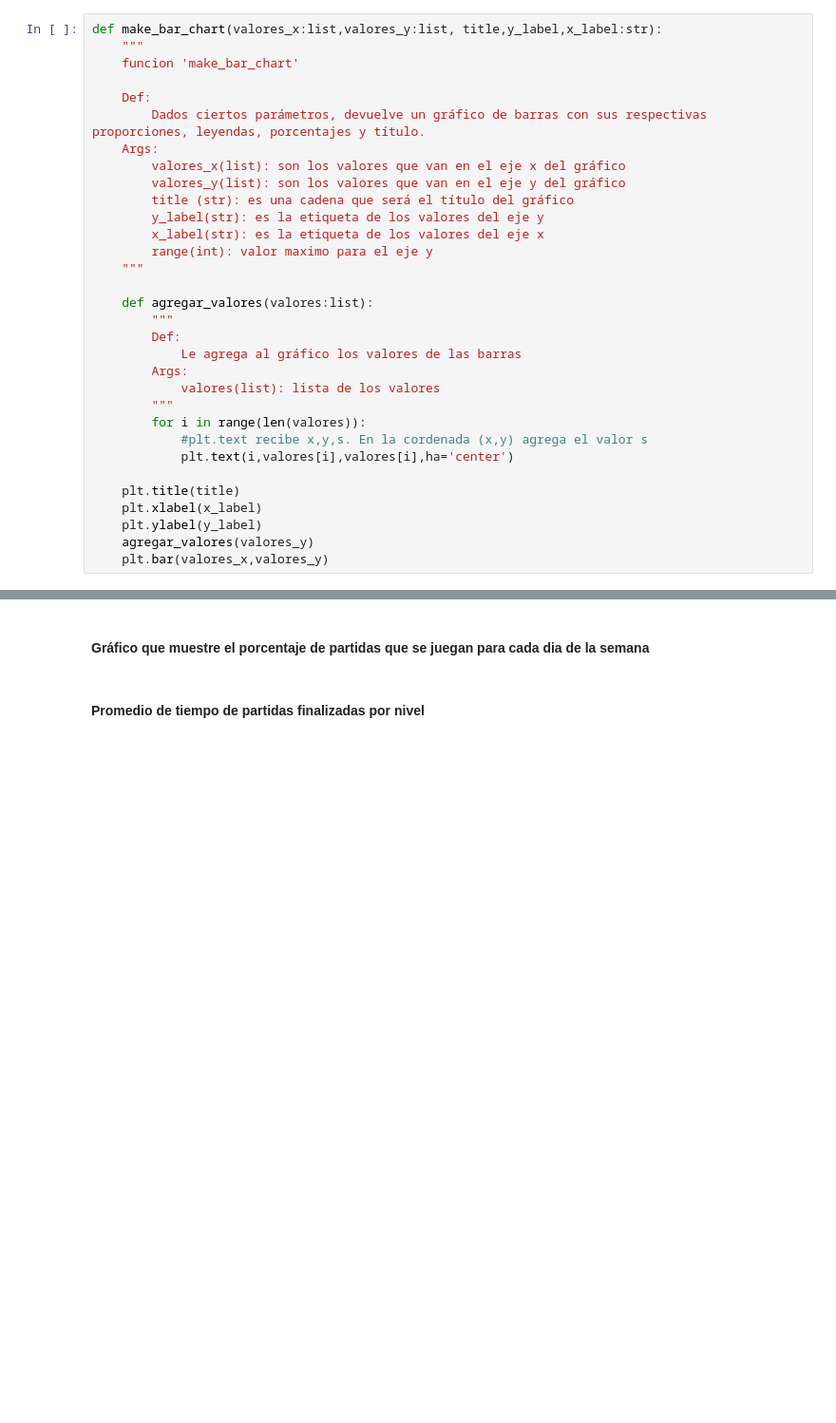
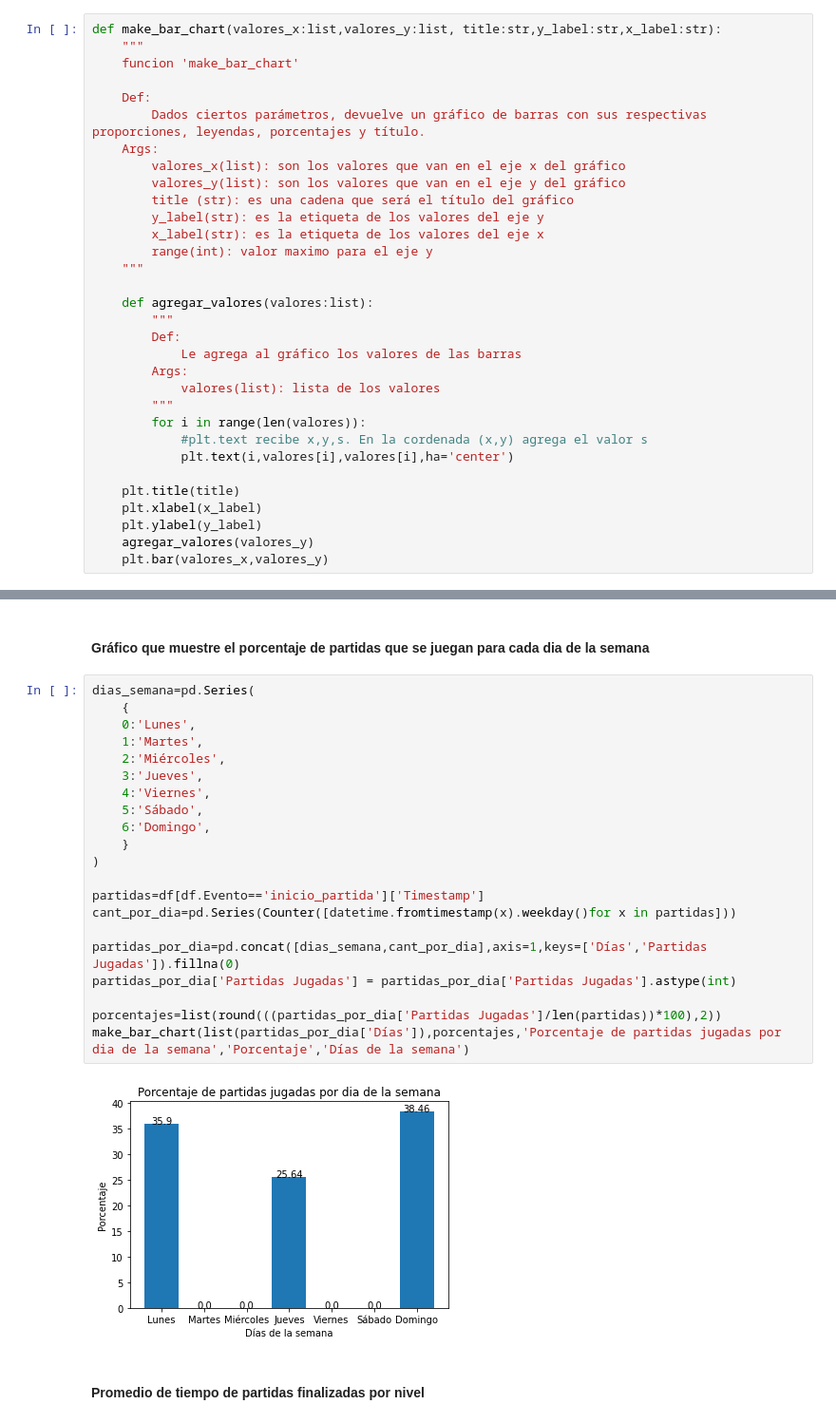
Before and after one commit to fvenegasn/FiguRace, a Jupyter notebook: data/jupyter/data_processing.ipynb, the cells around one changed output, grey strips where cells are left out. Shown at 95% size. Cells and saved outputs as stored; diff of their text form; blank space fills up the shorter version.

Commit message:
Agrego -Porcentaje de partidas que se juegan para cada día de la semana-

```diff
--- a/data/jupyter/data_processing.ipynb
+++ b/data/jupyter/data_processing.ipynb
@@ -66,7 +66,7 @@ def make_pie_chart(data: pd.Series, labels: list, title:str) -> plt.pie:
 # %% [markdown]
 #### Módulo para gráficos de barras
 # %%
-def make_bar_chart(valores_x:list,valores_y:list, title,y_label,x_label:str):
+def make_bar_chart(valores_x:list,valores_y:list, title:str,y_label:str,x_label:str):
     """
     funcion 'make_bar_chart'
 
@@ -274,6 +274,29 @@ make_bar_chart(list(info_usuarios.Usuaries),list(info_usuarios.Errores),'Tarjeta
 ### Opcional
 # %% [markdown]
 #### Gráfico que muestre el porcentaje de partidas que se juegan para cada dia de la semana
+# %%
+dias_semana=pd.Series(
+    {
+    0:'Lunes',
+    1:'Martes',
+    2:'Miércoles',
+    3:'Jueves',
+    4:'Viernes',
+    5:'Sábado',
+    6:'Domingo',
+    }
+)
+
+partidas=df[df.Evento=='inicio_partida']['Timestamp']
+cant_por_dia=pd.Series(Counter([datetime.fromtimestamp(x).weekday()for x in partidas]))
+
+partidas_por_dia=pd.concat([dias_semana,cant_por_dia],axis=1,keys=['Días','Partidas Jugadas']).fillna(0)
+partidas_por_dia['Partidas Jugadas'] = partidas_por_dia['Partidas Jugadas'].astype(int)
+
+porcentajes=list(round(((partidas_por_dia['Partidas Jugadas']/len(partidas))*100),2))
+make_bar_chart(list(partidas_por_dia['Días']),porcentajes,'Porcentaje de partidas jugadas por dia de la semana','Porcentaje','Días de la semana')
+# %% [output]
+[figure, added]
 # %% [markdown]
 #### Promedio de tiempo de partidas finalizadas por nivel
 # %% [markdown]
```
Also changed, not shown: parts of 1 cell of this notebook.
